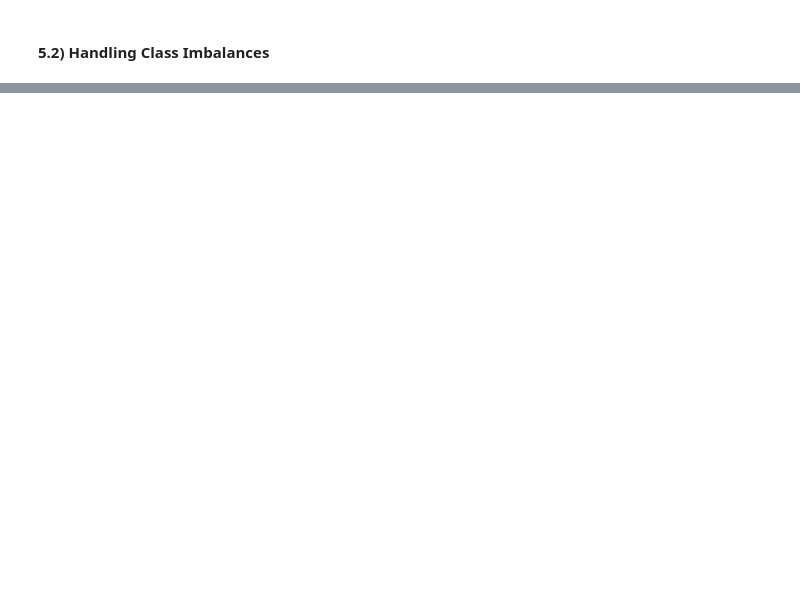
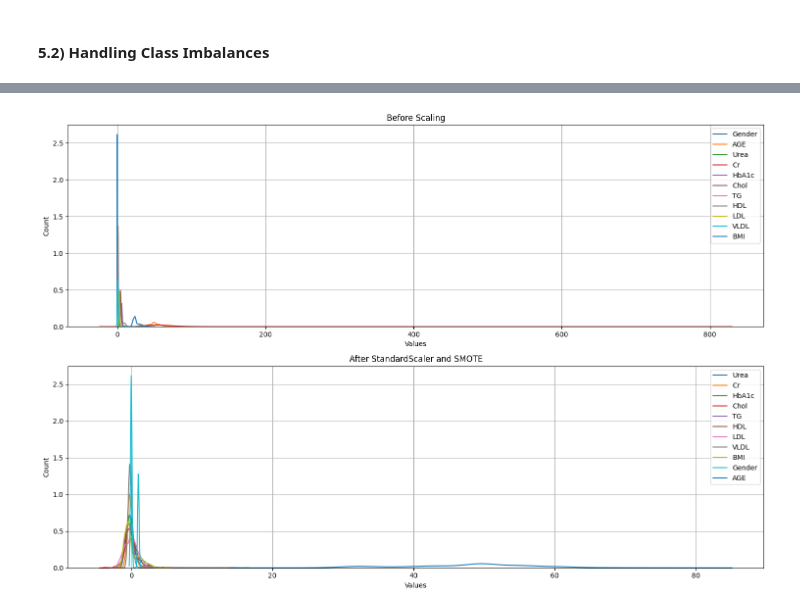
Before and after one commit to csharpmastr/Machine-Learning-Project, a Jupyter notebook: notebook/EDA_diabetes.ipynb, the cells around one changed output, grey strips where cells are left out. Cells and saved outputs as stored; diff of their text form; code cells hidden in the pictures; blank space fills up the shorter version.

Commit message:
finished data analysis

```diff
--- a/notebook/EDA_diabetes.ipynb
+++ b/notebook/EDA_diabetes.ipynb
@@ -402,0 +459,20 @@ NameError: name 'vizSampling' is not defined
+# %%
+# apply normalization to convert column values to comparable ranges
+from sklearn import preprocessing
+
+standardScaler = preprocessing.StandardScaler()
+
+# exclude 'Gender' and 'AGE' cols in scaling
+smote_gender_age = x_train_smote_le.iloc[:, 0:2]
+cont_col = x_train_smote_le.iloc[:, 2:]
+
+# perform scaling
+st_train_smote_le = standardScaler.fit_transform(cont_col)
+
+# convert st_train_smote_le from numpy array to pandas dataframe
+st_train_smote_le = pd.DataFrame(st_train_smote_le, columns=cont_col.columns)
+
+# merge st_train_smote_le and smote_gender_age
+st_train_smote_le = pd.concat([st_train_smote_le, smote_gender_age], axis=1)
+
+st_train_smote_le.describe()
@@ -402,0 +498,5 @@ NameError: name 'vizSampling' is not defined
+# %%
+# visualize distribution of each value in each feature after Standard scaling
+vizScaling(st_train_smote_le, x_train_smote_le, 'StandardScaler', 'SMOTE')
+# %% [output]
+[figure, added]
```
Also changed, not shown: parts of 10 cells of this notebook, 2 other files.
